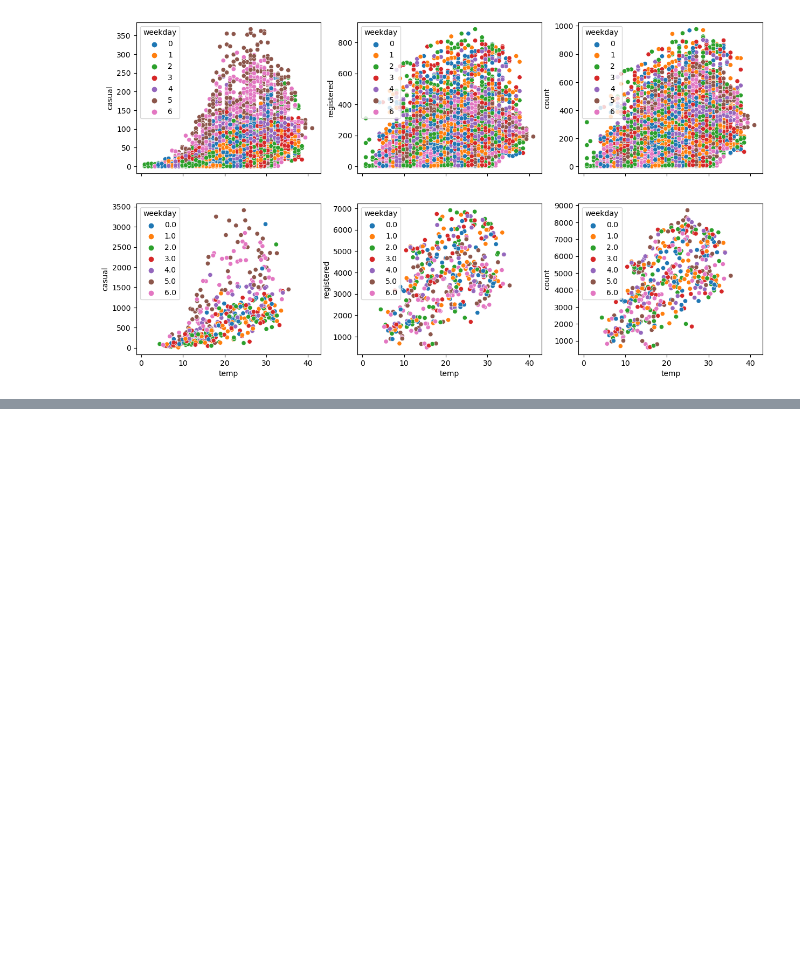
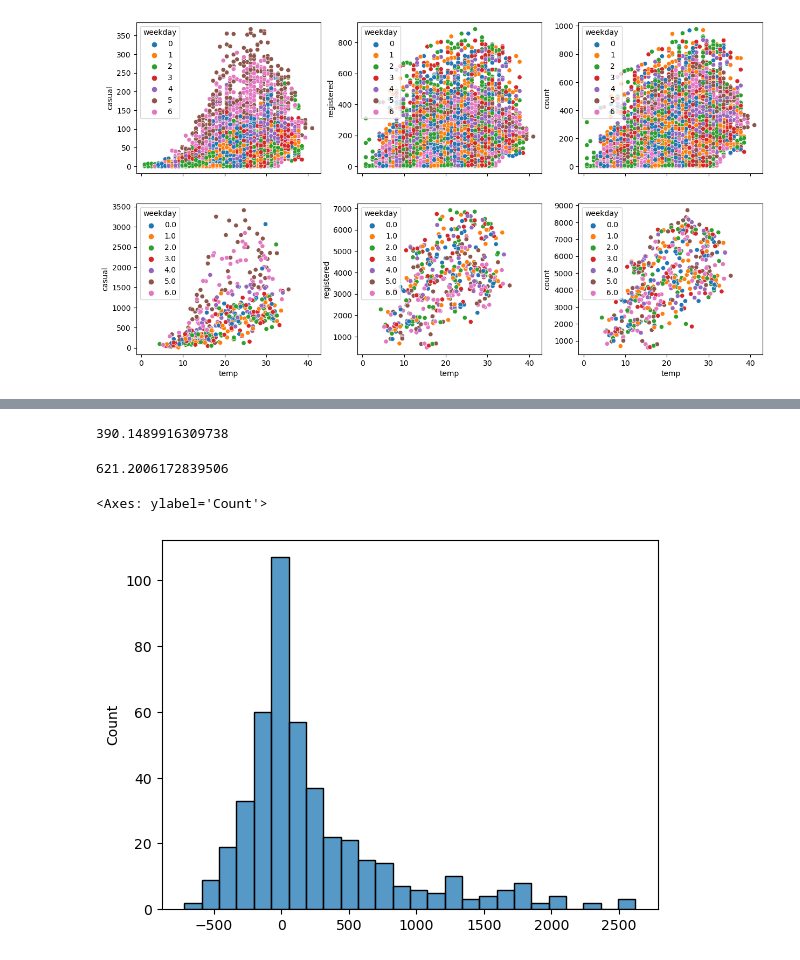
Before and after one commit to TangoMango223/schulich_MBAN6110, a Jupyter notebook: class_files/class8.ipynb, the cells around one changed output, grey strips where cells are left out. Drawn from its saved outputs; the diff is of its cells as text; code cells hidden in the pictures; blank space fills up the shorter version.

```diff
--- a/class_files/class8.ipynb
+++ b/class_files/class8.ipynb
@@ -306,0 +414,3 @@ sns.scatterplot(x='temp', y='count',  hue='weekday', data=bikes_daily, ax=ax6, p
+# %%
+# Concat
+bikes_daily = pd.concat([bikes_daily, season_dummies], axis = 1)
@@ -306,0 +479,2 @@ sns.scatterplot(x='temp', y='count',  hue='weekday', data=bikes_daily, ax=ax6, p
+# %%
+results = ols("casual ~ temp + season1 + season2 + season3", data = bikes_daily[~bikes_daily["weekday"].isin([5,6])]).fit()
@@ -306,0 +512,10 @@ sns.scatterplot(x='temp', y='count',  hue='weekday', data=bikes_daily, ax=ax6, p
+# %%
+# Example
+predicted_vals = results.predict(bikes_daily[['temp','season1','season2','season3']])
+
+# For the temperature of that day, taken the season value, and made a prediction
+# From Day 1, we rented 296 bikes, but we actually 331 was rented. The residual is the difference.
+# We need to understand how far off it is.
+# From scatterplot, we know the relationship is not linear.
+# %%
+residuals = bikes_daily["casual"] - predicted_vals
@@ -306,0 +586,17 @@ sns.scatterplot(x='temp', y='count',  hue='weekday', data=bikes_daily, ax=ax6, p
+# %%
+RMSE
+# %% [output]
+390.1489916309738
+# %%
+avg_rentals
+# %% [output]
+621.2006172839506
+# %%
+sns.histplot(residuals)
+
+# Skewed distribution - if average error or median error is zero
+# Model tends to overpredict a lot
+# It has a long tail, predict higher and over the mean a lot
+# %% [output]
+<Axes: ylabel='Count'>
+[figure, added]
```
Also changed, not shown: parts of 29 cells of this notebook, 2 other files.
